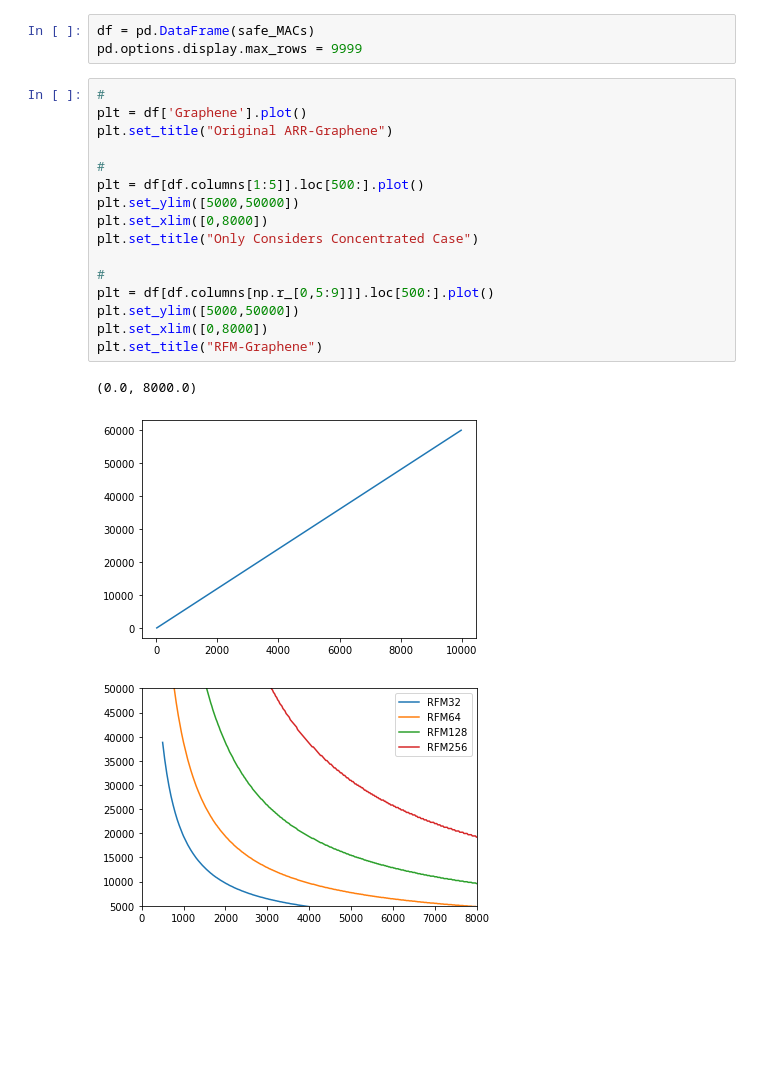
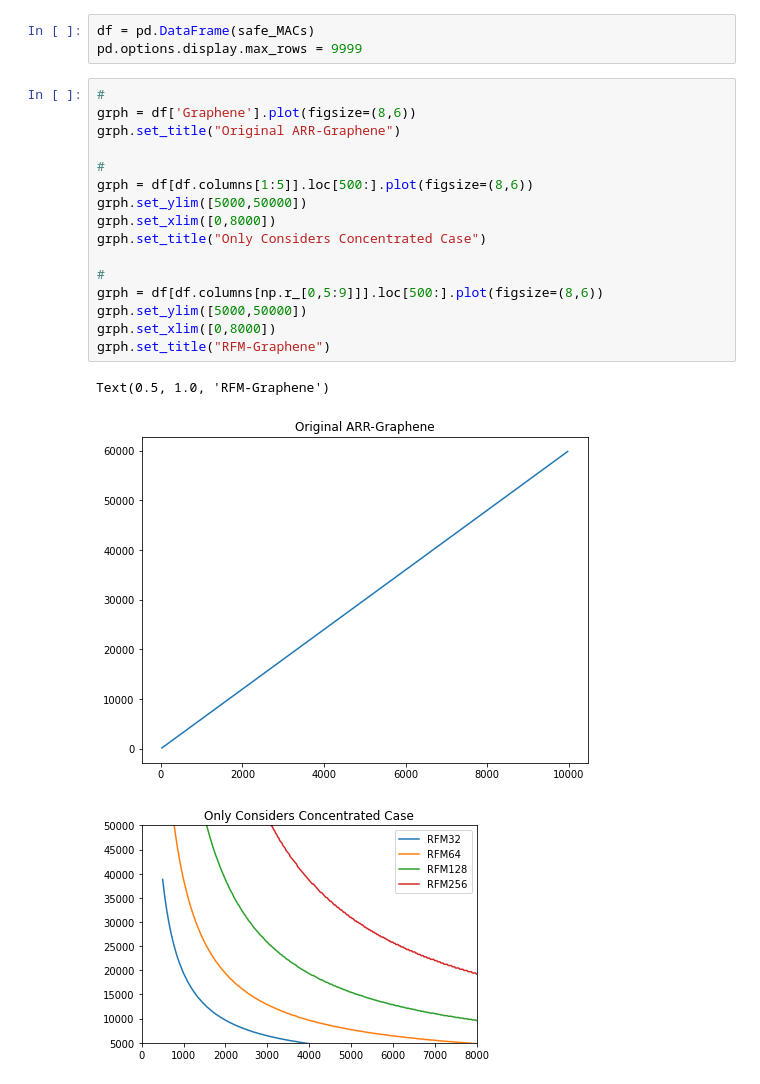
Before and after one commit to Michael-J-K94/Mithril_equation_solvers, a Jupyter notebook: RFM_Graphene.ipynb, the cells around one changed output. Cells and saved outputs as stored; diff of their text form; blank space fills up the shorter version.

Commit message:
Revise graph of RFM_Graphene

```diff
--- a/RFM_Graphene.ipynb
+++ b/RFM_Graphene.ipynb
@@ -58,21 +61,21 @@ df = pd.DataFrame(safe_MACs)
 pd.options.display.max_rows = 9999
 # %%
 #
-plt = df['Graphene'].plot()
-plt.set_title("Original ARR-Graphene")
+grph = df['Graphene'].plot(figsize=(8,6))
+grph.set_title("Original ARR-Graphene")
 
 #
-plt = df[df.columns[1:5]].loc[500:].plot()
-plt.set_ylim([5000,50000])
-plt.set_xlim([0,8000])
-plt.set_title("Only Considers Concentrated Case")
+grph = df[df.columns[1:5]].loc[500:].plot(figsize=(8,6))
+grph.set_ylim([5000,50000])
+grph.set_xlim([0,8000])
+grph.set_title("Only Considers Concentrated Case")
 
 #
-plt = df[df.columns[np.r_[0,5:9]]].loc[500:].plot()
-plt.set_ylim([5000,50000])
-plt.set_xlim([0,8000])
-plt.set_title("RFM-Graphene")
+grph = df[df.columns[np.r_[0,5:9]]].loc[500:].plot(figsize=(8,6))
+grph.set_ylim([5000,50000])
+grph.set_xlim([0,8000])
+grph.set_title("RFM-Graphene")
 # %% [output]
-(0.0, 8000.0)
+Text(0.5, 1.0, 'RFM-Graphene')
-[figure, old version]
+[figure, new version]
-[figure, old version]
+[figure, new version]
```
Also changed, not shown: parts of 2 cells of this notebook.
